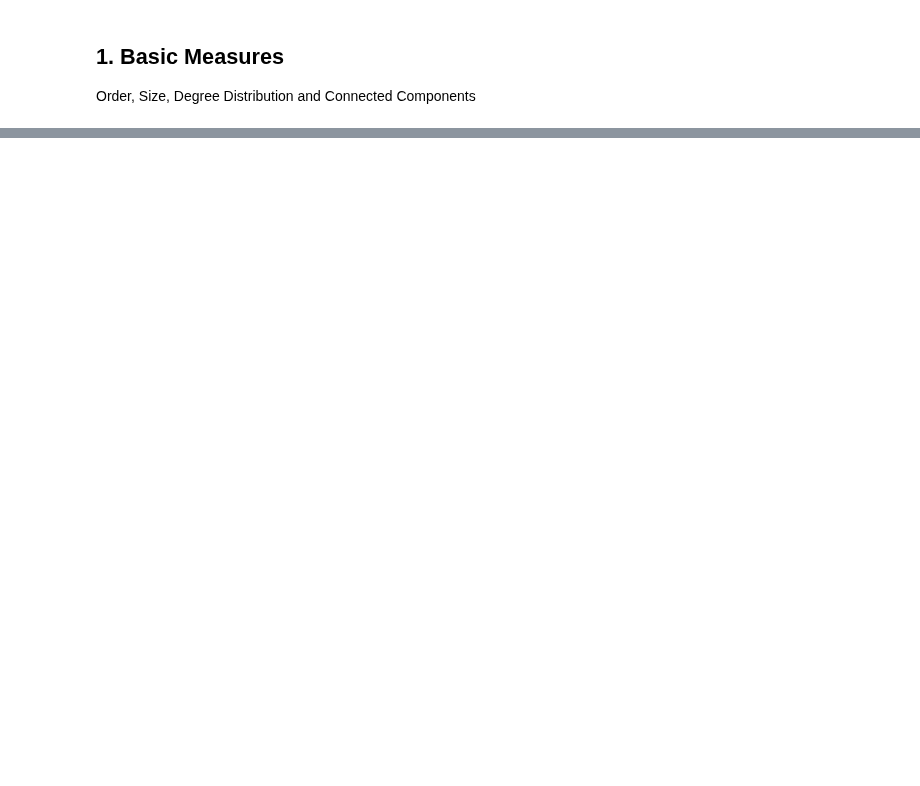
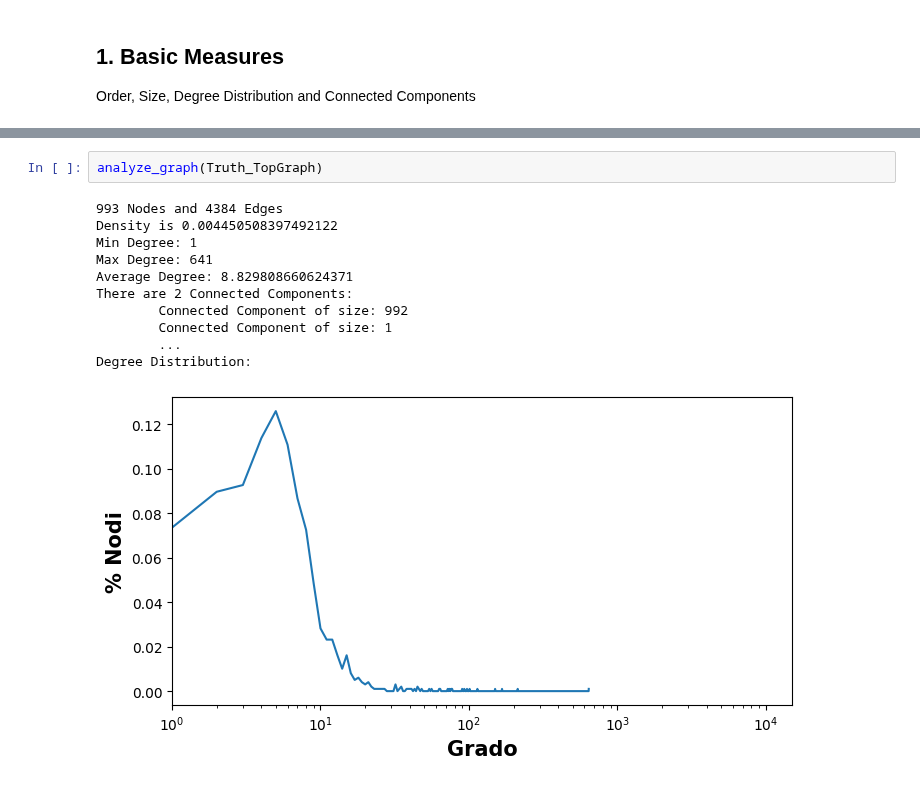
Before and after one commit to Filippo-Corti/SocialMediaMining, a Jupyter notebook: Project/TruthvsBluesky.ipynb, the cells around one changed output, grey strips where cells are left out. Drawn from its saved outputs; the diff is of its cells as text; blank space fills up the shorter version.

```diff
--- a/Project/TruthvsBluesky.ipynb
+++ b/Project/TruthvsBluesky.ipynb
@@ -124,0 +90,14 @@ plt.show()
+# %%
+analyze_graph(Truth_TopGraph)
+# %% [output]
+993 Nodes and 4384 Edges
+Density is 0.004450508397492122
+Min Degree: 1
+Max Degree: 641
+Average Degree: 8.829808660624371
+There are 2 Connected Components:
+        Connected Component of size: 992
+        Connected Component of size: 1
+        ...
+Degree Distribution:
+[figure, added]
```
Also changed, not shown: parts of 14 cells of this notebook, 4 other files.
